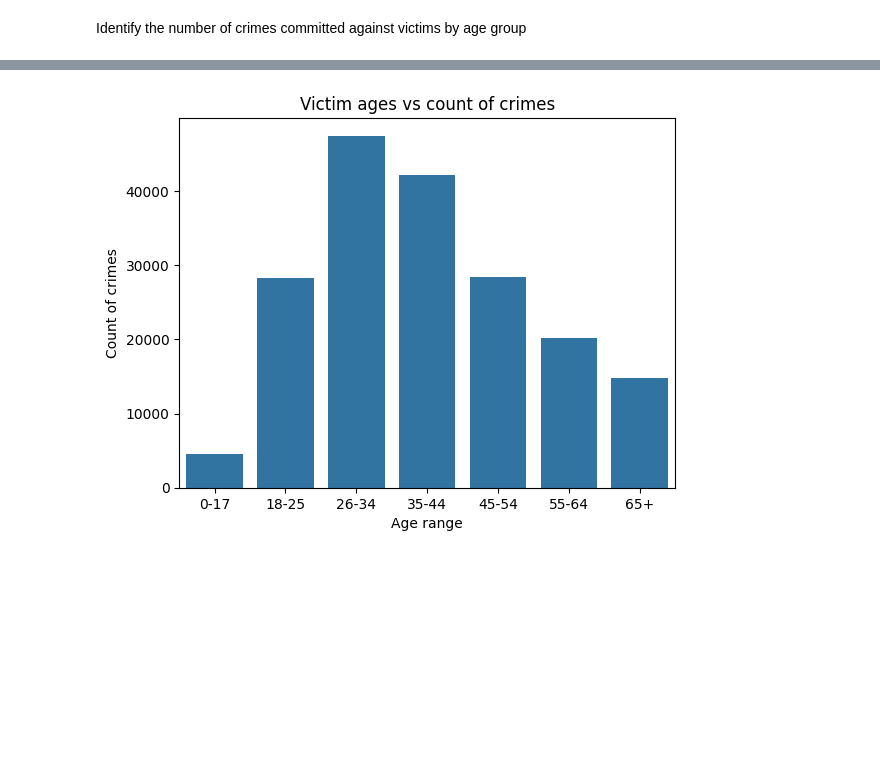
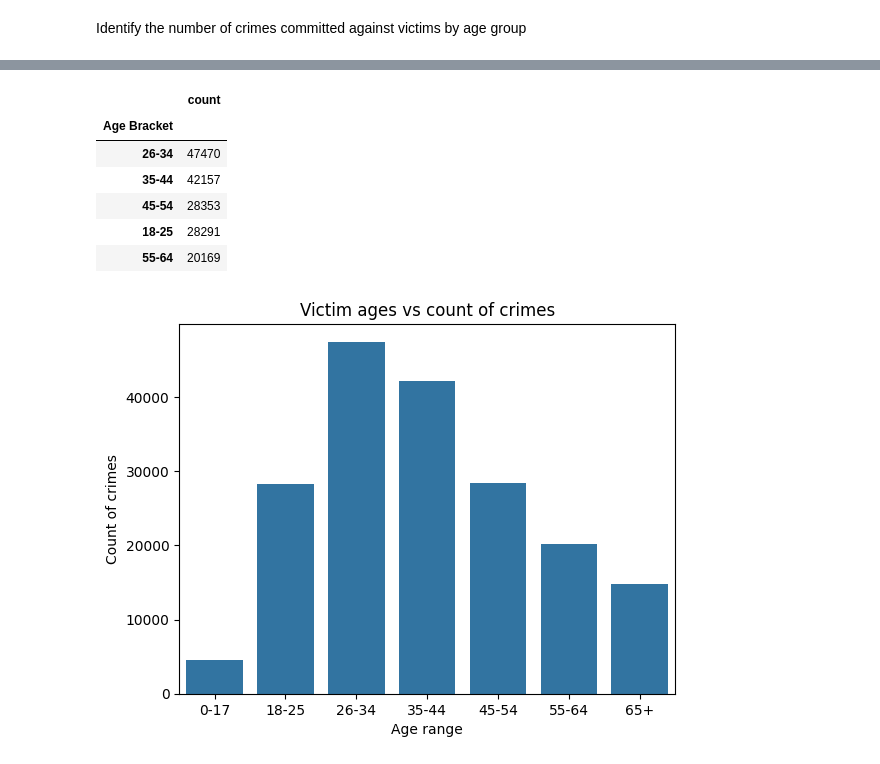
Before and after one commit to wildweasel02/LauraBuibas-Analysis-Portfolio, a Jupyter notebook: Python_Projects/AnalyzingCrimeLA/notebook.ipynb, the cells around one changed output, grey strips where cells are left out. Cells and saved outputs as stored; diff of their text form; code cells hidden in the pictures; blank space fills up the shorter version.

```diff
--- a/Python_Projects/AnalyzingCrimeLA/notebook.ipynb
+++ b/Python_Projects/AnalyzingCrimeLA/notebook.ipynb
@@ -97 +131,12 @@ Name: Age Bracket, dtype: int64
+# %%
+victim_ages = victim_ages.to_frame()
+victim_ages.head()
+# %% [output]
+|  | count |
+| Age Bracket |  |
+| 26-34 | 47470 |
+| 35-44 | 42157 |
+| 45-54 | 28353 |
+| 18-25 | 28291 |
+| 55-64 | 20169 |
 # %%
```
Also changed, not shown: parts of 9 cells of this notebook.
